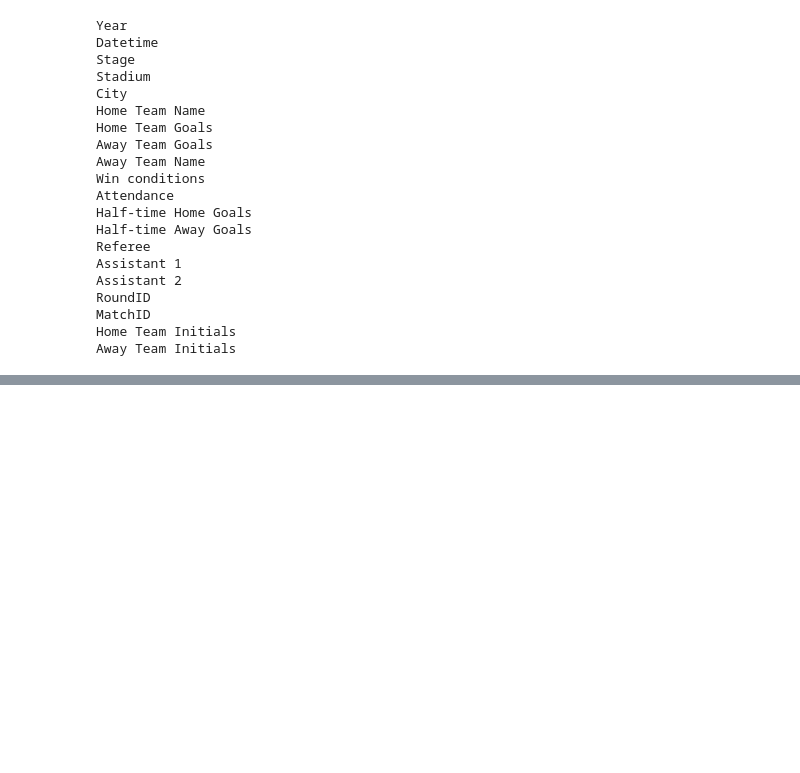
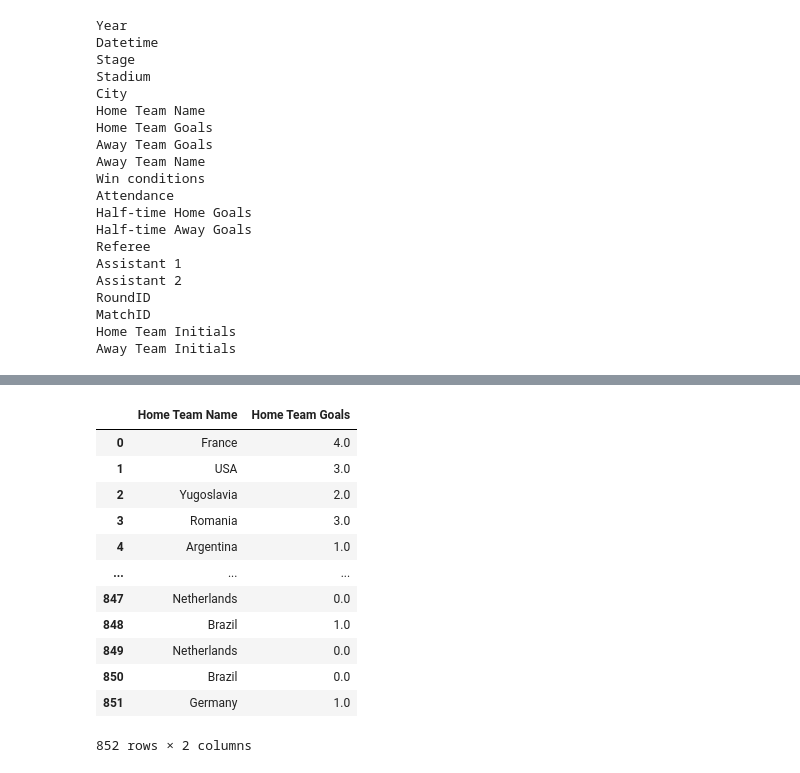
Before and after one commit to Binita72/FIFA_World_Cup, a Jupyter notebook: Untitled.ipynb, the cells around one changed output, grey strips where cells are left out. Drawn from its saved outputs; the diff is of its cells as text; code cells hidden in the pictures; blank space fills up the shorter version.

```diff
--- a/Untitled.ipynb
+++ b/Untitled.ipynb
@@ -240,2 +234,6 @@ Name: Home Team Name, dtype: object
 # %%
-Germany FR, C�te d'Ivoire,
+old = ["Germany FR", "C�te d'Ivoire", "Estadio do Maracana"]
+new = ["Germany", "Maracana Stadium", "Maracana Stadium"]
+# %%
+wrong = wrong +old
+correct = correct + new
@@ -241,0 +383,19 @@ Germany FR, C�te d'Ivoire,
+# %%
+home = matches[["Home Team Name", "Home Team Goals"]].dropna()
+away = matches[["Away Team Name", "Away Team Goals"]].dropna()
+# %%
+home
+# %% [output]
+|  | Home Team Name | Home Team Goals |
+| 0 | France | 4.0 |
+| 1 | USA | 3.0 |
+| 2 | Yugoslavia | 2.0 |
+| 3 | Romania | 3.0 |
+| 4 | Argentina | 1.0 |
+| ... | ... | ... |
+| 847 | Netherlands | 0.0 |
+| 848 | Brazil | 1.0 |
+| 849 | Netherlands | 0.0 |
+| 850 | Brazil | 0.0 |
+| 851 | Germany | 1.0 |
+852 rows × 2 columns
```
Also changed, not shown: parts of 24 cells of this notebook.
